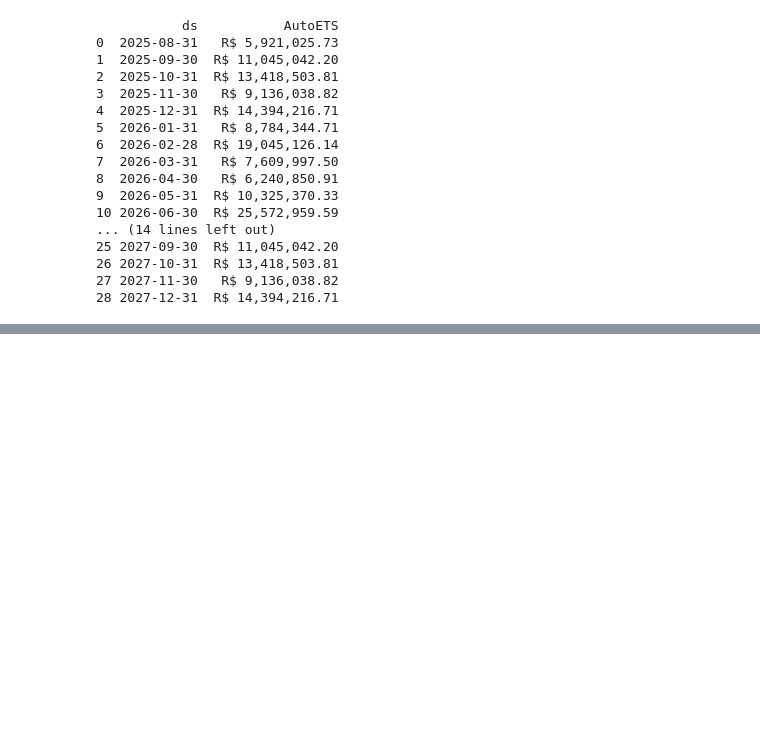
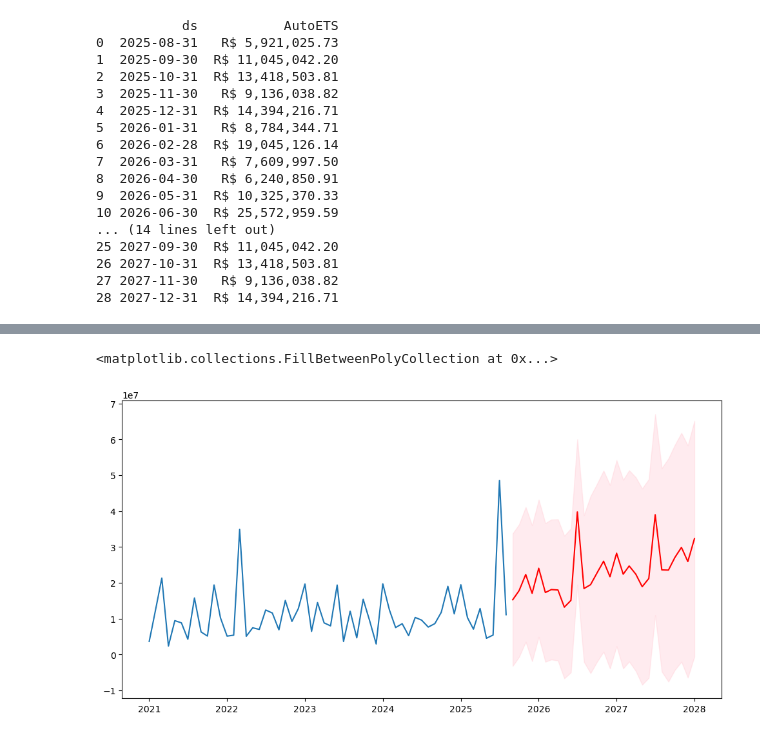
Before and after one commit to SoyerCold/Ciencia-de-dados---Case-Vendas, a Jupyter notebook: Case de Vendas V2.ipynb, the cells around one changed output, grey strips where cells are left out. Cells and saved outputs as stored; diff of their text form; code cells hidden in the pictures; blank space fills up the shorter version.

```diff
--- a/Case de Vendas V2.ipynb
+++ b/Case de Vendas V2.ipynb
@@ -143,0 +188,17 @@ print(forecast[['ds', 'AutoETS']])
+# %%
+model = SARIMAX(df["vendas"], order=(1,1,1), seasonal_order=(1,1,1,12))
+fit = model.fit()
+# %%
+forecast = fit.get_forecast(steps=29)
+forecast_mean = forecast.predicted_mean
+forecast_ci = forecast.conf_int()
+# %%
+forecast_index = pd.date_range(start=df.index[-1] + pd.offsets.MonthBegin(1), periods=29, freq="MS")
+# %%
+plt.figure(figsize=(12,6))
+plt.plot(df.index, df["vendas"], label="Histórico")
+plt.plot(forecast_index, forecast_mean, label="Previsão (29 meses)", color="red")
+plt.fill_between(forecast_index, forecast_ci.iloc[:,0], forecast_ci.iloc[:,1], color="pink", alpha=0.3)
+# %% [output]
+<matplotlib.collections.FillBetweenPolyCollection at 0x...>
+[figure, added]
```
Also changed, not shown: parts of 46 cells of this notebook.
